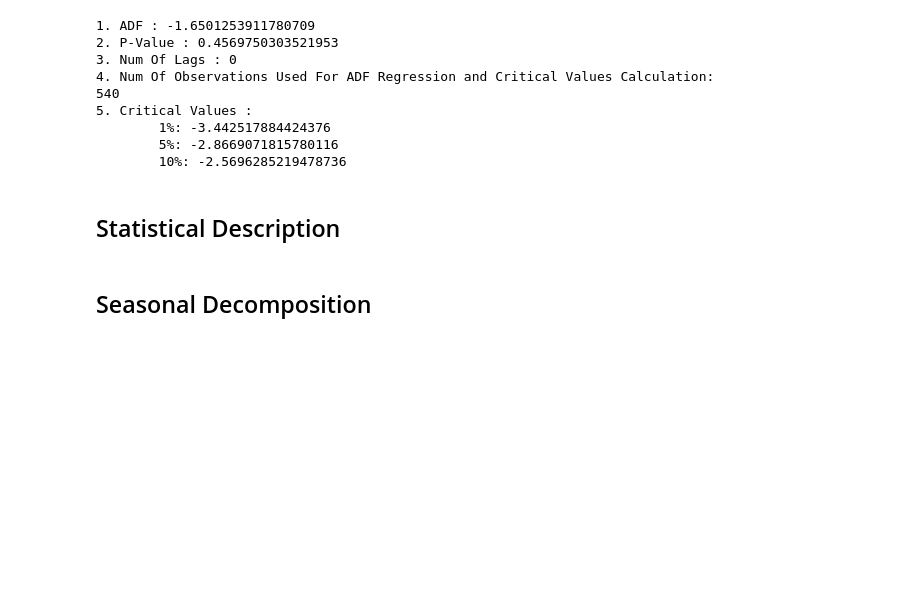
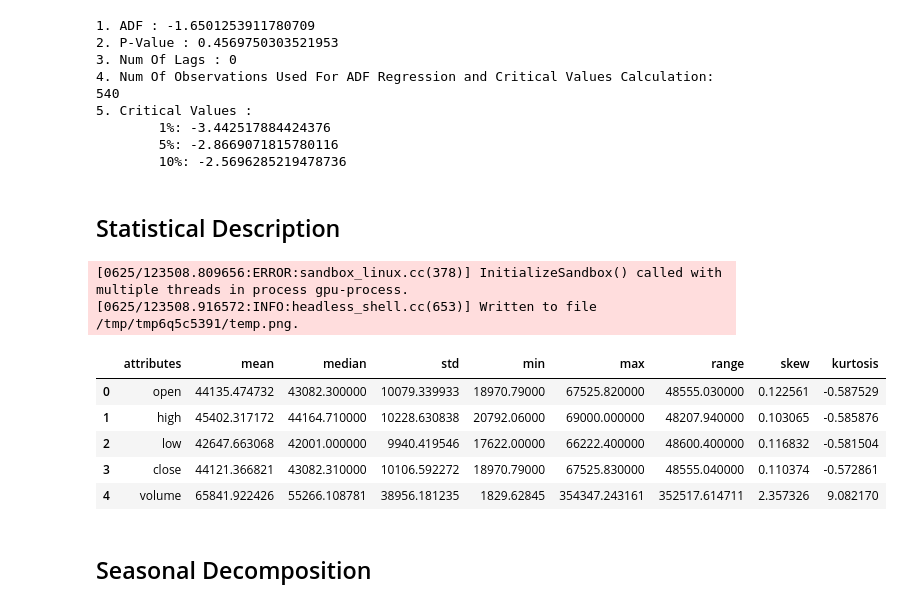
Before and after one commit to Valcilio/figma-assus, a Jupyter notebook: notebooks/data_eng_ml_model.ipynb, the cells around one changed output. Cells and saved outputs as stored; diff of their text form; code cells hidden in the pictures; blank space fills up the shorter version.

```diff
--- a/notebooks/data_eng_ml_model.ipynb
+++ b/notebooks/data_eng_ml_model.ipynb
@@ -51,8 +55,17 @@ analy.adfuller_description(y='close', saving_txtloc=txt_path)
 # %% [markdown]
 ## Statistical Description
 # %%
-#fig_path = c.FIG_FLD / 'crypto_analysis/btc_statistical_description_test.png'
-#analy.statistical_description(saving_figloc=fig_path)
+fig_path = c.FIG_FLD / 'crypto_analysis/btc_statistical_description_test.png'
+analy.statistical_description(saving_figloc=fig_path)
+# %% [output]
+[0625/123508.809656:ERROR:sandbox_linux.cc(378)] InitializeSandbox() called with multiple threads in process gpu-process.
+[0625/123508.916572:INFO:headless_shell.cc(653)] Written to file /tmp/tmp6q5c5391/temp.png.
+|  | attributes | mean | median | std | min | max | range | skew | kurtosis |
+| 0 | open | 44135.474732 | 43082.300000 | 10079.339933 | 18970.79000 | 67525.820000 | 48555.030000 | 0.122561 | -0.587529 |
+| 1 | high | 45402.317172 | 44164.710000 | 10228.630838 | 20792.06000 | 69000.000000 | 48207.940000 | 0.103065 | -0.585876 |
+| 2 | low | 42647.663068 | 42001.000000 | 9940.419546 | 17622.00000 | 66222.400000 | 48600.400000 | 0.116832 | -0.581504 |
+| 3 | close | 44121.366821 | 43082.310000 | 10106.592272 | 18970.79000 | 67525.830000 | 48555.040000 | 0.110374 | -0.572861 |
+| 4 | volume | 65841.922426 | 55266.108781 | 38956.181235 | 1829.62845 | 354347.243161 | 352517.614711 | 2.357326 | 9.082170 |
 # %% [markdown]
 ## Seasonal Decomposition
 # %%
```
Also changed, not shown: parts of 3 cells of this notebook, 23 other files.
